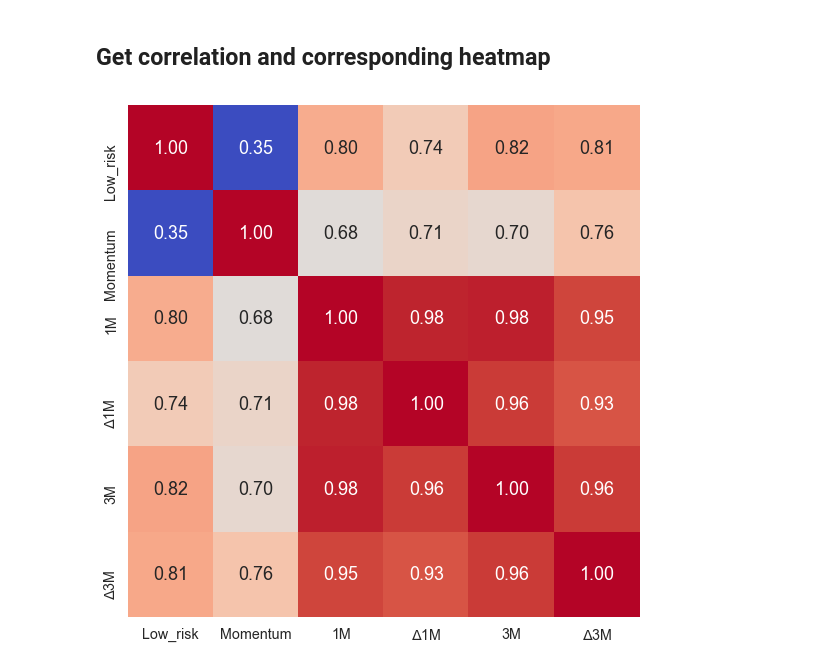
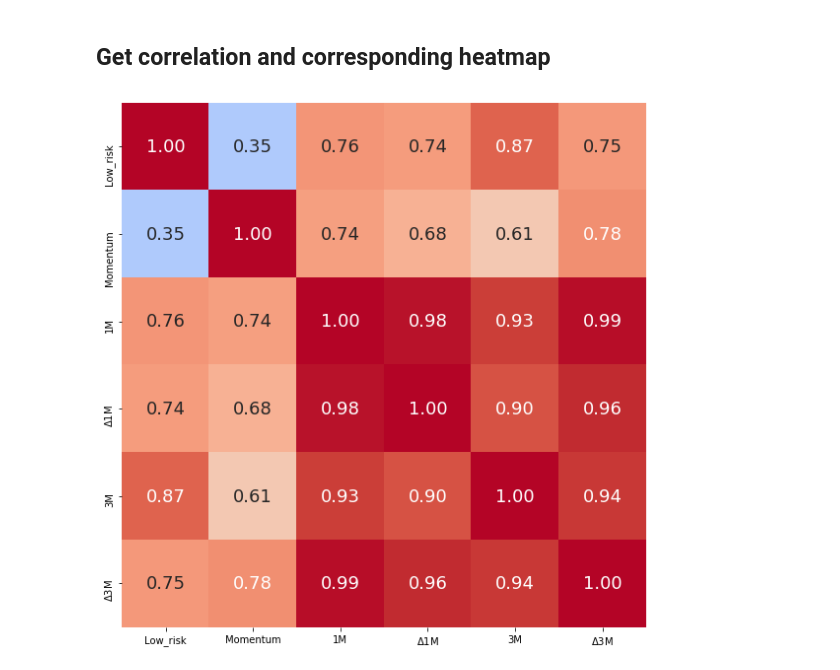
Before and after one commit to stancld/MSc-Project, a Jupyter notebook: Exploration/Correlation of returns (LONGS).ipynb, the cells around one changed output. Saved outputs shown, nothing was run; the diff lists cells and outputs as text; code cells hidden in the pictures.

```diff
--- a/Exploration/Correlation of returns (LONGS).ipynb
+++ b/Exploration/Correlation of returns (LONGS).ipynb
@@ -11,10 +13,10 @@ import seaborn as sns
 
 %matplotlib inline
 # %%
-main_path = 'C:\\Data\\UCL\\@MSc Project - Data and Sources\\Sentiment results\\Portfolios\\New'
+main_path = f'C:\\Data\\UCL\\@MSc Project - Data and Sources\\Sentiment results\\Portfolios\\{parameter}'
 # %% [markdown]
 ## Load the data
 # %%
-files = [f for f in listdir(main_path) if ( isfile(join(main_path, f)) ) and ('RETURNS_LONGS' in f)]
+files = [f for f in listdir(main_path) if ( isfile(join(main_path, f)) ) and (('RETURNS_LONGS' in f) and ('Weighted' in f)) or (('RETURNS_LONGS' in f) and ('low_risk' in f)) or (('RETURNS_LONGS' in f) and ('Momentum' in f))]
 # %%
 data = {f: pd.read_csv(join(main_path, f), index_col=0) for f in files}
@@ -39,18 +45,19 @@ corr_matrix.index = names
 # %%
 plt.figure(figsize=(8,8))
 
 sns.heatmap(
     corr_matrix,
     annot=True,
     fmt='.2f',
     annot_kws={'size': 18},
     cbar=False,
     cmap='coolwarm',
-    square=True
+    square=True,
+    vmin=0.0
 )
 
 
 plt.tight_layout()
-plt.savefig('C:\\Data\\UCL\\@MSc Project - Data and sources\\Images\\corr_1.png')
+plt.savefig(f'C:\\Data\\UCL\\@MSc Project - Data and sources\\Images\\corr_{parameter}_weighted.png')
 # %% [output]
-[figure, old version]
+[figure, new version]
```
Also changed, not shown: parts of 2 cells of this notebook, 8 other files.
